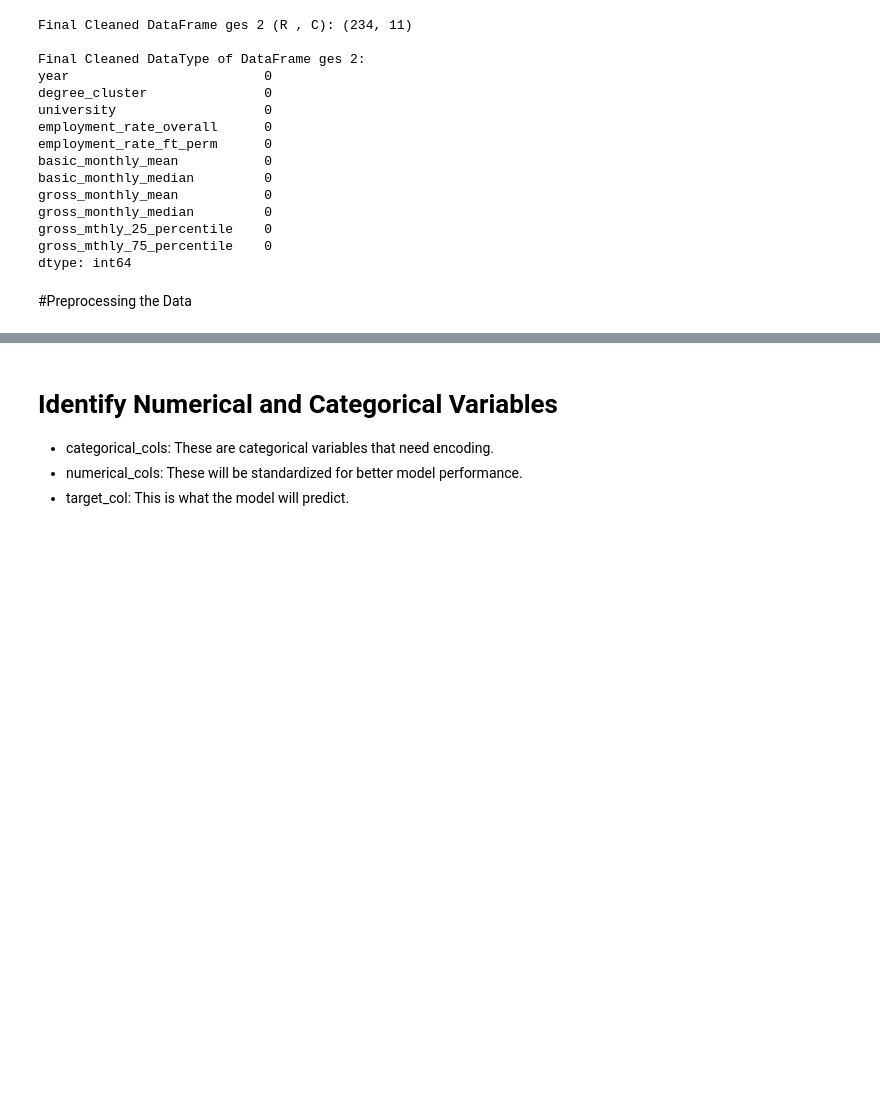
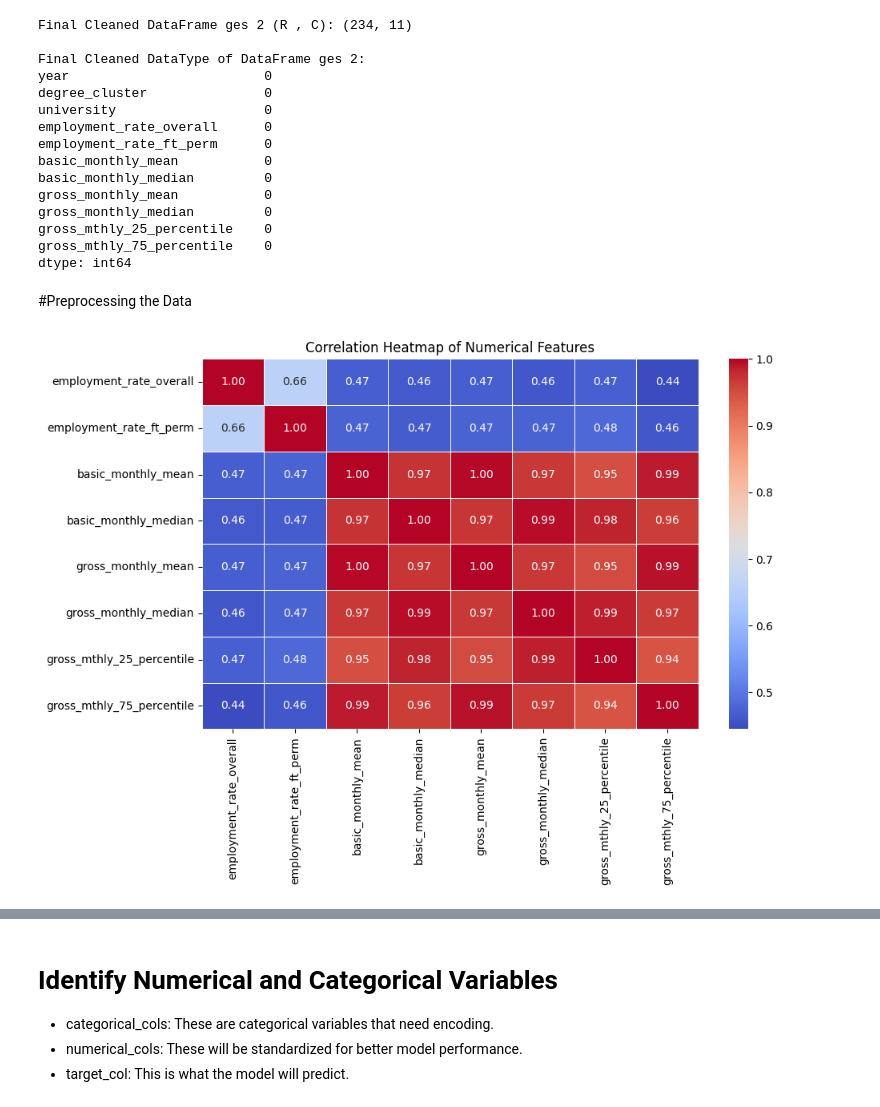
Before and after one commit to cheonghf/ML-P4-03, a Jupyter notebook: V2_Project_SourceCode_P4_03.ipynb, the cells around one changed output, grey strips where cells are left out. Cells and saved outputs as stored; diff of their text form; code cells hidden in the pictures; blank space fills up the shorter version.

```diff
--- a/V2_Project_SourceCode_P4_03.ipynb
+++ b/V2_Project_SourceCode_P4_03.ipynb
@@ -235,3 +235,21 @@ gross_mthly_75_percentile    0
 dtype: int64
 # %% [markdown]
 #Preprocessing the Data
+# %%
+import matplotlib.pyplot as plt
+import seaborn as sns
+
+# Compute correlation matrix
+correlation_matrix = df_ges3.corr(numeric_only=True)  # Ensure only numerical features are included
+
+# Plot heatmap
+plt.figure(figsize=(10, 6))  # Adjust figure size
+sns.heatmap(correlation_matrix, annot=True, cmap="coolwarm", fmt=".2f", linewidths=0.5)
+
+# Title
+plt.title("Correlation Heatmap of Numerical Features")
+
+# Show the plot
+plt.show()
+# %% [output]
+[figure, added]
```
Also changed, not shown: parts of 4 cells of this notebook.
